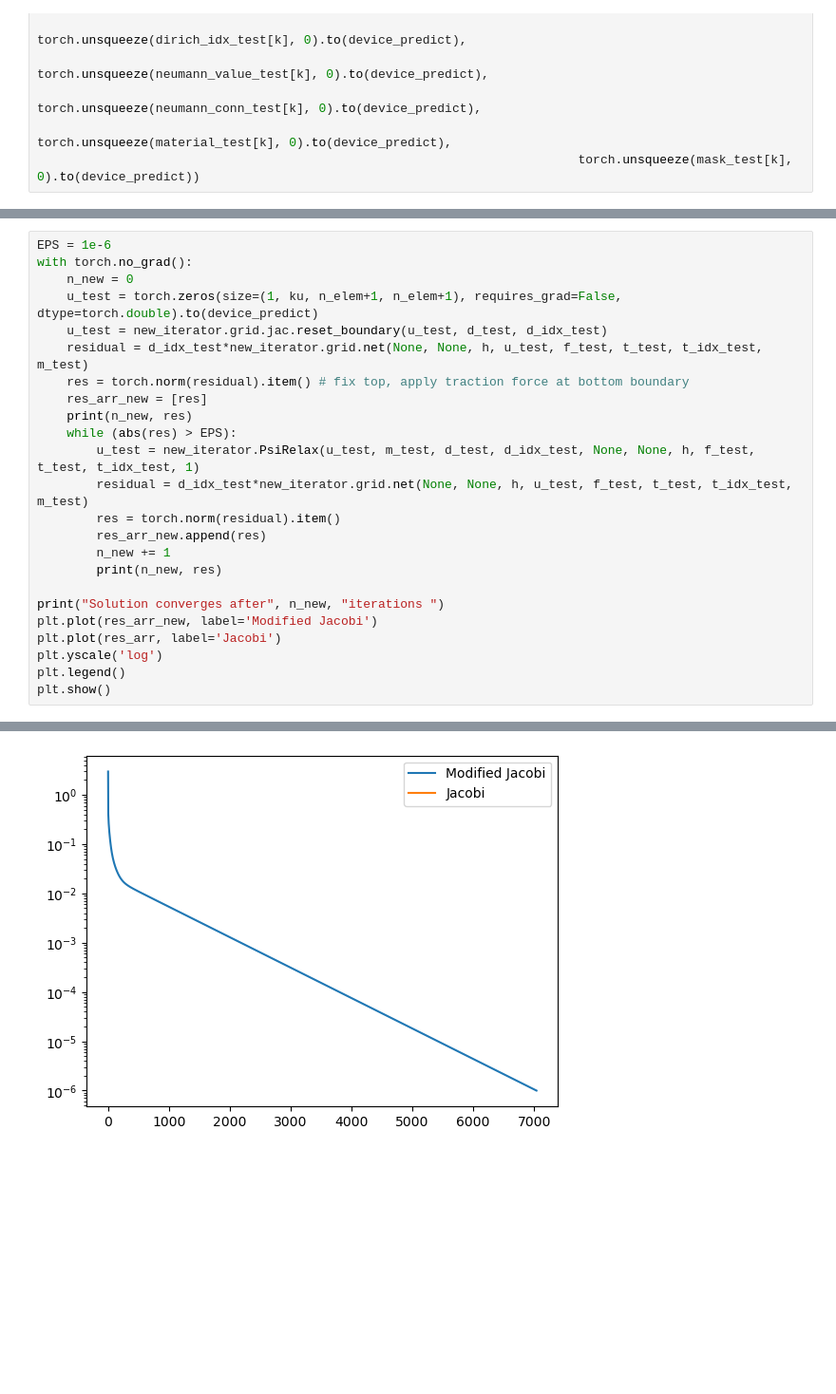
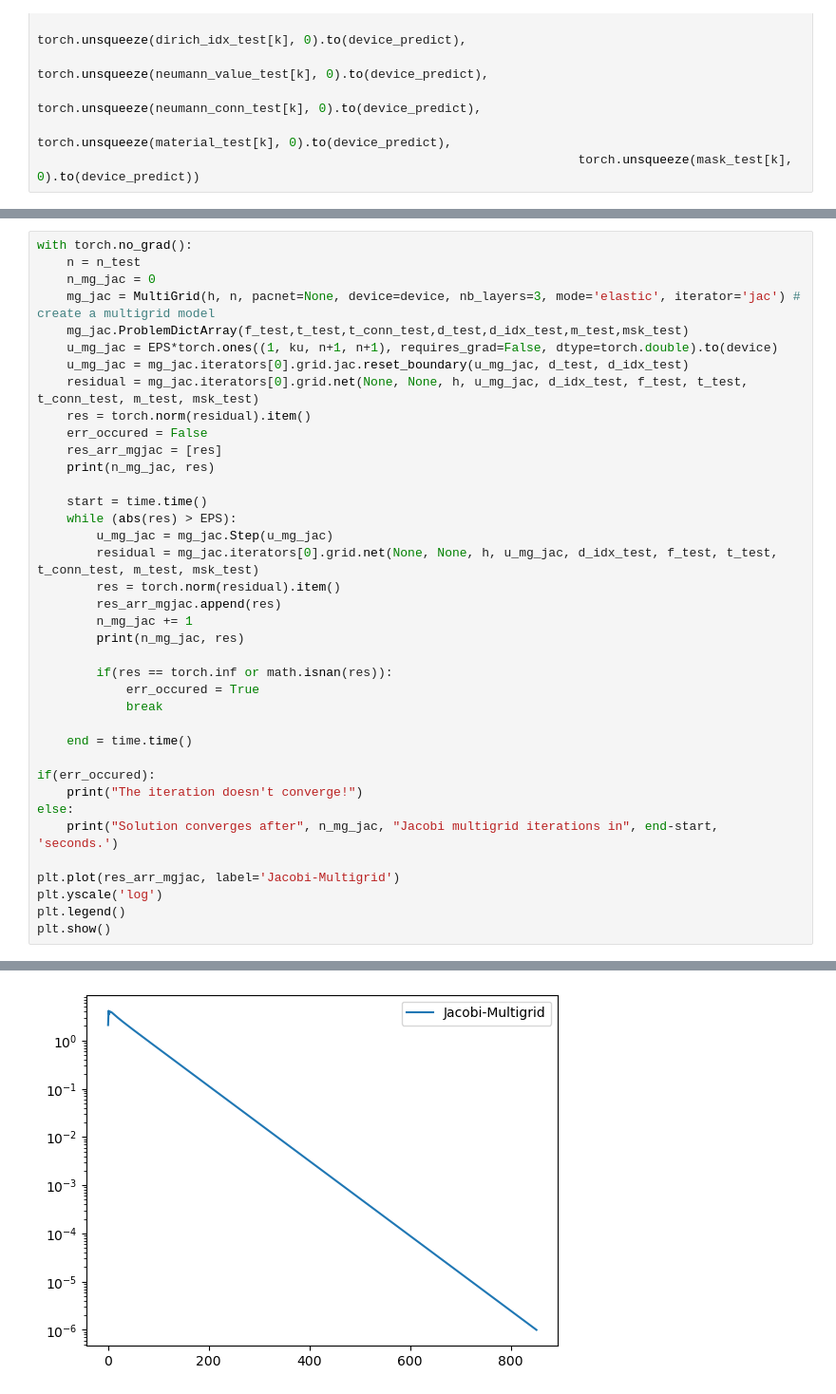
Before and after one commit to ymlasu/MFEA-Net, a Jupyter notebook: MFEANet_elastic_Ti64_test.ipynb, the cells around one changed output, grey strips where cells are left out. Shown at 95% size. Cells and saved outputs as stored; diff of their text form; blank space fills up the shorter version.

Commit message:
finished the multigrid thermal and elastic problem

```diff
--- a/MFEANet_elastic_Ti64_test.ipynb
+++ b/MFEANet_elastic_Ti64_test.ipynb
@@ -290,24 +89,38 @@ plt.savefig('results/smoother_loss.jpg', dpi=500, bbox_inches='tight')
 # %%
-EPS = 1e-6
 with torch.no_grad():
-    n_new = 0
-    u_test = torch.zeros(size=(1, ku, n_elem+1, n_elem+1), requires_grad=False, dtype=torch.double).to(device_predict)
-    u_test = new_iterator.grid.jac.reset_boundary(u_test, d_test, d_idx_test)
-    residual = d_idx_test*new_iterator.grid.net(None, None, h, u_test, f_test, t_test, t_idx_test, m_test)
-    res = torch.norm(residual).item() # fix top, apply traction force at bottom boundary
-    res_arr_new = [res]
-    print(n_new, res)
+    n = n_test
+    n_mg_jac = 0
+    mg_jac = MultiGrid(h, n, pacnet=None, device=device, nb_layers=3, mode='elastic', iterator='jac') # create a multigrid model
+    mg_jac.ProblemDictArray(f_test,t_test,t_conn_test,d_test,d_idx_test,m_test,msk_test)
+    u_mg_jac = EPS*torch.ones((1, ku, n+1, n+1), requires_grad=False, dtype=torch.double).to(device)
+    u_mg_jac = mg_jac.iterators[0].grid.jac.reset_boundary(u_mg_jac, d_test, d_idx_test)
+    residual = mg_jac.iterators[0].grid.net(None, None, h, u_mg_jac, d_idx_test, f_test, t_test, t_conn_test, m_test, msk_test)
+    res = torch.norm(residual).item()
+    err_occured = False
+    res_arr_mgjac = [res]
+    print(n_mg_jac, res)
+
+    start = time.time()
     while (abs(res) > EPS):
-        u_test = new_iterator.PsiRelax(u_test, m_test, d_test, d_idx_test, None, None, h, f_test, t_test, t_idx_test, 1)
-        residual = d_idx_test*new_iterator.grid.net(None, None, h, u_test, f_test, t_test, t_idx_test, m_test)
+        u_mg_jac = mg_jac.Step(u_mg_jac)
+        residual = mg_jac.iterators[0].grid.net(None, None, h, u_mg_jac, d_idx_test, f_test, t_test, t_conn_test, m_test, msk_test)
         res = torch.norm(residual).item()
-        res_arr_new.append(res)
-        n_new += 1
-        print(n_new, res)
+        res_arr_mgjac.append(res)
+        n_mg_jac += 1
+        print(n_mg_jac, res)
 
-print("Solution converges after", n_new, "iterations ")
-plt.plot(res_arr_new, label='Modified Jacobi')
-plt.plot(res_arr, label='Jacobi')
+        if(res == torch.inf or math.isnan(res)):
+            err_occured = True
+            break
+
+    end = time.time()
+
+if(err_occured):
+    print("The iteration doesn't converge!")
+else:
+    print("Solution converges after", n_mg_jac, "Jacobi multigrid iterations in", end-start, 'seconds.')
+
+plt.plot(res_arr_mgjac, label='Jacobi-Multigrid')
 plt.yscale('log')
 plt.legend()
 plt.show()
@@ -332 +145 @@ Solution converges after 7038 iterations
-[figure, old version]
+[figure, new version]
```
Also changed, not shown: parts of 20 cells of this notebook, 5 other files.
